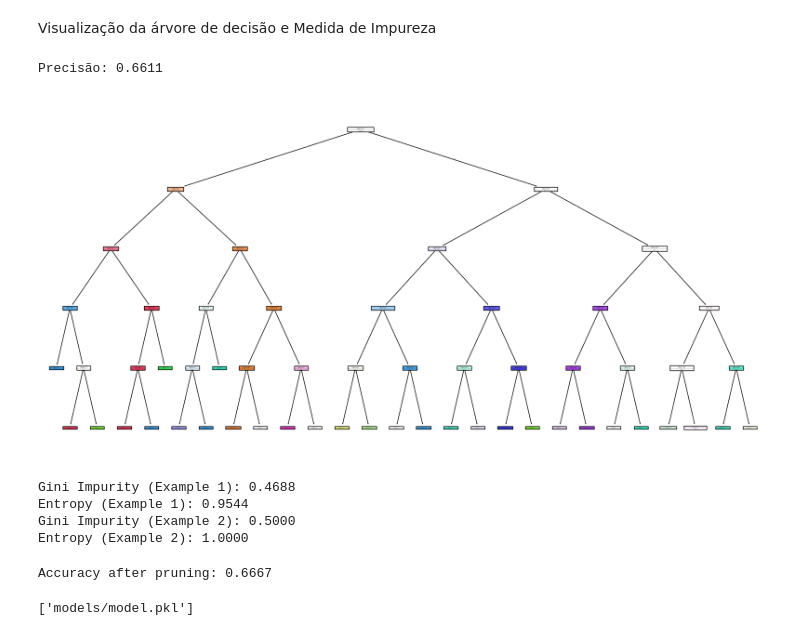
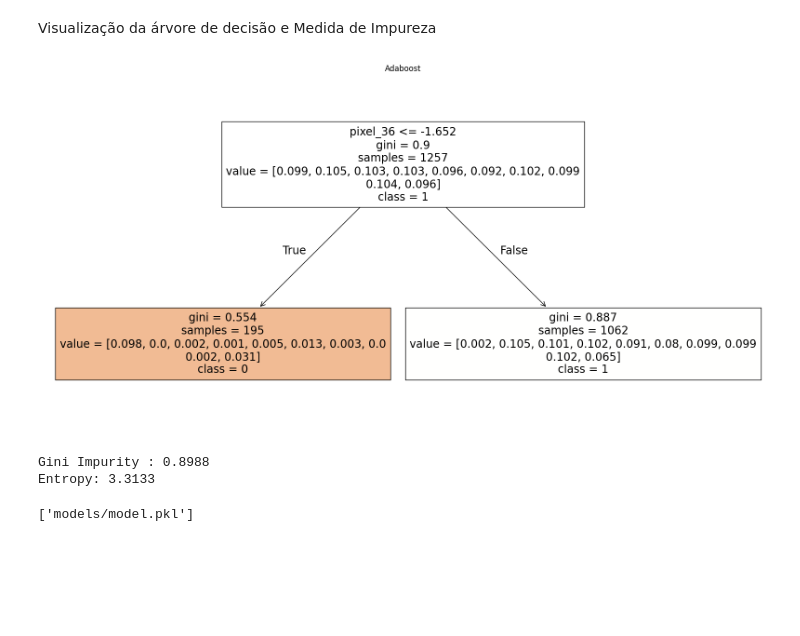
Before and after one commit to EmilyCosta/PECE-rvore-de-decis-o, a Jupyter notebook: training_notebook.ipynb, the cells around one changed output. Saved outputs shown, nothing was run; the diff lists cells and outputs as text; code cells hidden in the pictures; blank space fills up the shorter version.

```diff
--- a/training_notebook.ipynb
+++ b/training_notebook.ipynb
@@ -86,79 +81,32 @@ print(f'Accuracy of Ensemble model: {accuracy:.4f}')
 Accuracy of Ensemble model: 0.9648
 # %% [markdown]
 Visualização da árvore de decisão e Medida de Impureza
-# %%
-import matplotlib.pyplot as plt
-from sklearn.tree import DecisionTreeClassifier, plot_tree
-from sklearn.datasets import load_digits
-from sklearn.model_selection import train_test_split
-from sklearn.preprocessing import StandardScaler
-from sklearn.metrics import accuracy_score
-
-# Carregar o conjunto de dados load_digits
-digits = load_digits()
-
-# Padronizar os dados
-scaler = StandardScaler()
-X, y = scaler.fit_transform(digits.data), digits.target
-
-# Dividir os dados em conjuntos de treinamento e teste
-X_train, X_test, y_train, y_test = train_test_split(X, y, test_size=0.3, random_state=42)
-
-# Treinar a árvore de decisão
-clf = DecisionTreeClassifier(max_depth=5, random_state=42)
-clf.fit(X_train, y_train)
-
-# Fazer previsões no conjunto de teste
-y_pred = clf.predict(X_test)
-
-# Avaliar o desempenho do modelo
-accuracy = accuracy_score(y_test, y_pred)
-print(f'Precisão: {accuracy:.4f}')
-
-# Visualizar a árvore de decisão usando Matplotlib
-plt.figure(figsize=(20,10))
-plot_tree(clf, filled=True, feature_names=[f'pixel_{i}' for i in range(X.shape[1])], class_names=[str(i) for i in range(10)])
-plt.show()
-# %% [output]
-Precisão: 0.6611
-[figure, removed]
+# %%
+def plotArvore(model,title):
+    plt.figure(figsize=(20,10))
+    plot_tree(model, filled=True, feature_names=[f'pixel_{i}' for i in range(X.shape[1])], class_names=[str(i) for i in range(10)])
+    plt.title(title)
+    plt.show()
+# %%
+plotArvore(ada_clf.estimators_[0],"Adaboost")
+# %% [output]
+[figure, added]
 # %%
-import numpy as np
+# Medidas de impureza
 
-# Função para calcular a impureza de Gini
 def gini_impurity(labels):
     _, counts = np.unique(labels, return_counts=True)
     probabilities = counts / len(labels)
     return 1 - np.sum(probabilities ** 2)
 
-# Função para calcular a entropia
 def entropy(labels):
     _, counts = np.unique(labels, return_counts=True)
     probabilities = counts / len(labels)
     return -np.sum(probabilities * np.log2(probabilities))
 
-# Exemplo de conjuntos de rótulos
-labels_example_1 = [0, 0, 1, 1, 1, 0, 0, 0]  # Mais homogêneo
-labels_example_2 = [0, 1, 0, 1, 0, 1, 0, 1]  # Menos homogêneo
-
-print(f'Gini Impurity (Example 1): {gini_impurity(labels_example_1):.4f}')
-print(f'Entropy (Example 1): {entropy(labels_example_1):.4f}')
-
-print(f'Gini Impurity (Example 2): {gini_impurity(labels_example_2):.4f}')
-print(f'Entropy (Example 2): {entropy(labels_example_2):.4f}')
+print(f'Gini Impurity : {gini_impurity(y_pred):.4f}')
+print(f'Entropy: {entropy(y_pred):.4f}')
 # %% [output]
-Gini Impurity (Example 1): 0.4688
-Entropy (Example 1): 0.9544
-Gini Impurity (Example 2): 0.5000
-Entropy (Example 2): 1.0000
+Gini Impurity : 0.8988
+Entropy: 3.3133
-# %%
-# Treinar a árvore de decisão com poda
-clf = DecisionTreeClassifier(max_depth=5, min_samples_leaf=5, random_state=42)
-clf.fit(X_train, y_train)
-
-# Avaliar o desempenho do modelo no conjunto de teste
-accuracy = clf.score(X_test, y_test)
-print(f'Accuracy after pruning: {accuracy:.4f}')
-# %% [output]
-Accuracy after pruning: 0.6667
 # %%
```
Also changed, not shown: parts of 6 cells of this notebook, 2 other files.
